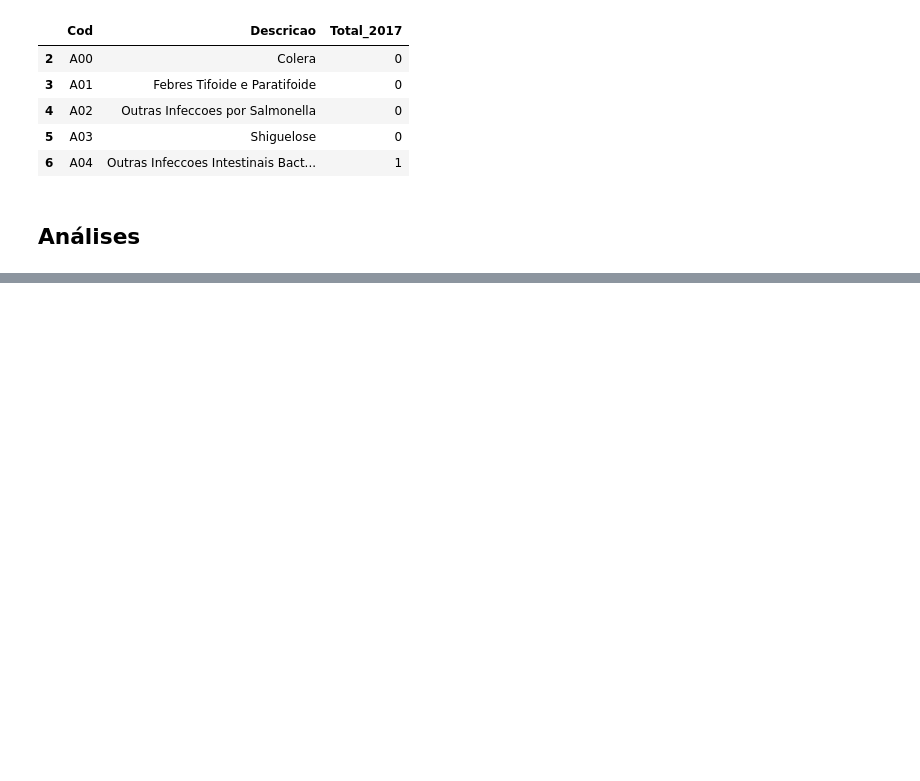
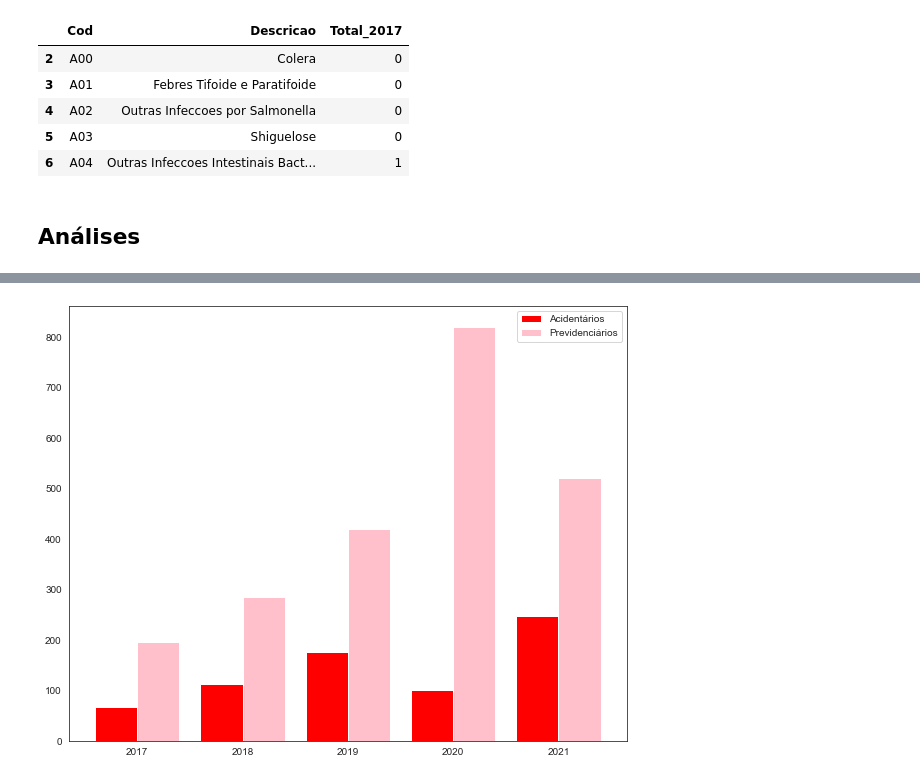
Before and after one commit to francodof/CID-10-ETL, a Jupyter notebook: CID10-Auxilios-Acid-Prev.ipynb, the cells around one changed output, grey strips where cells are left out. Cells and saved outputs as stored; diff of their text form; code cells hidden in the pictures; blank space fills up the shorter version.

```diff
--- a/CID10-Auxilios-Acid-Prev.ipynb
+++ b/CID10-Auxilios-Acid-Prev.ipynb
@@ -184,0 +340,6 @@ df2021a[df2021a['Cod'].str.contains('F42')]
+# %%
+d73 = dfz73.T
+d73.reset_index(inplace=True)
+# %%
+d73.columns = ['Ano', 'Acidentários', 'Previdenciários']
+d73
@@ -184,0 +355,3 @@ df2021a[df2021a['Cod'].str.contains('F42')]
+# %%
+d73.drop(d73.index[:2], inplace = True)
+d73
@@ -184,0 +365,8 @@ df2021a[df2021a['Cod'].str.contains('F42')]
+# %%
+plt.rcParams["figure.figsize"] = (10,8)
+g3 = d73.set_index('Ano').plot(kind = 'bar', color = ['red', 'pink'], width = 0.8)
+plt.xlabel('')
+plt.xticks(rotation = 0)
+plt.show()
+# %% [output]
+[figure, added]
```
Also changed, not shown: parts of 24 cells of this notebook.
